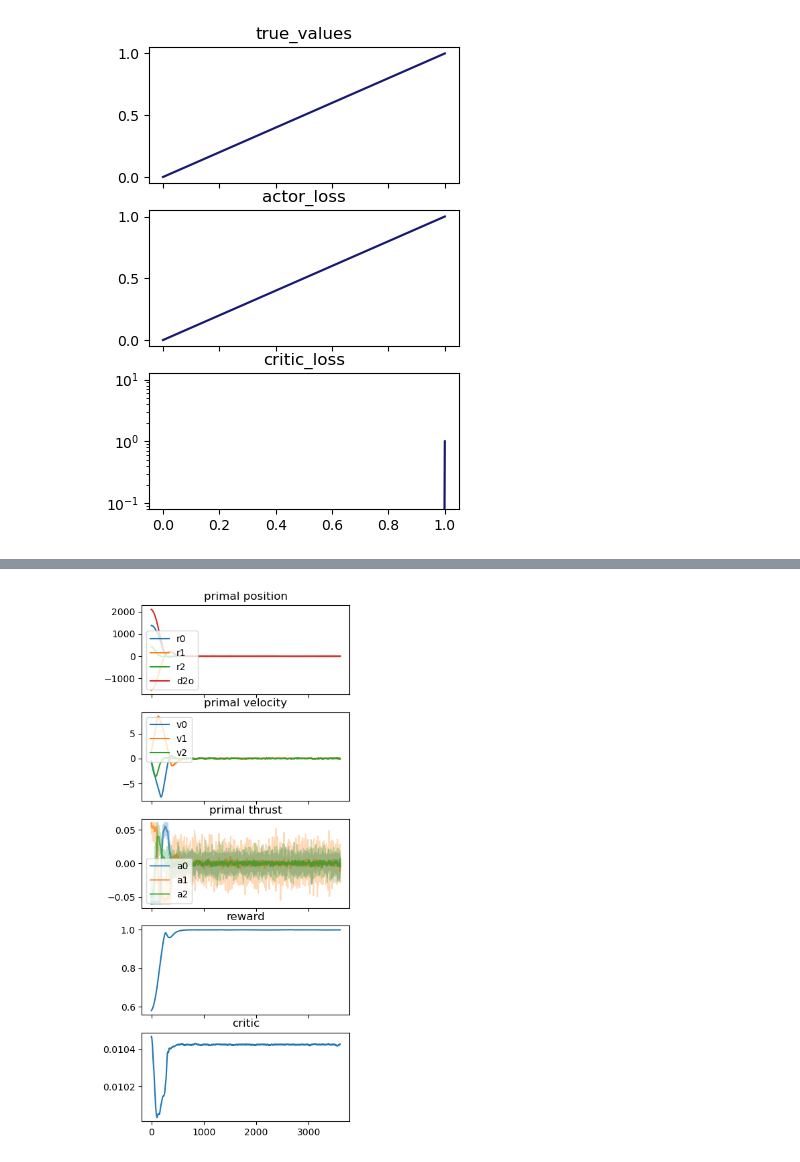
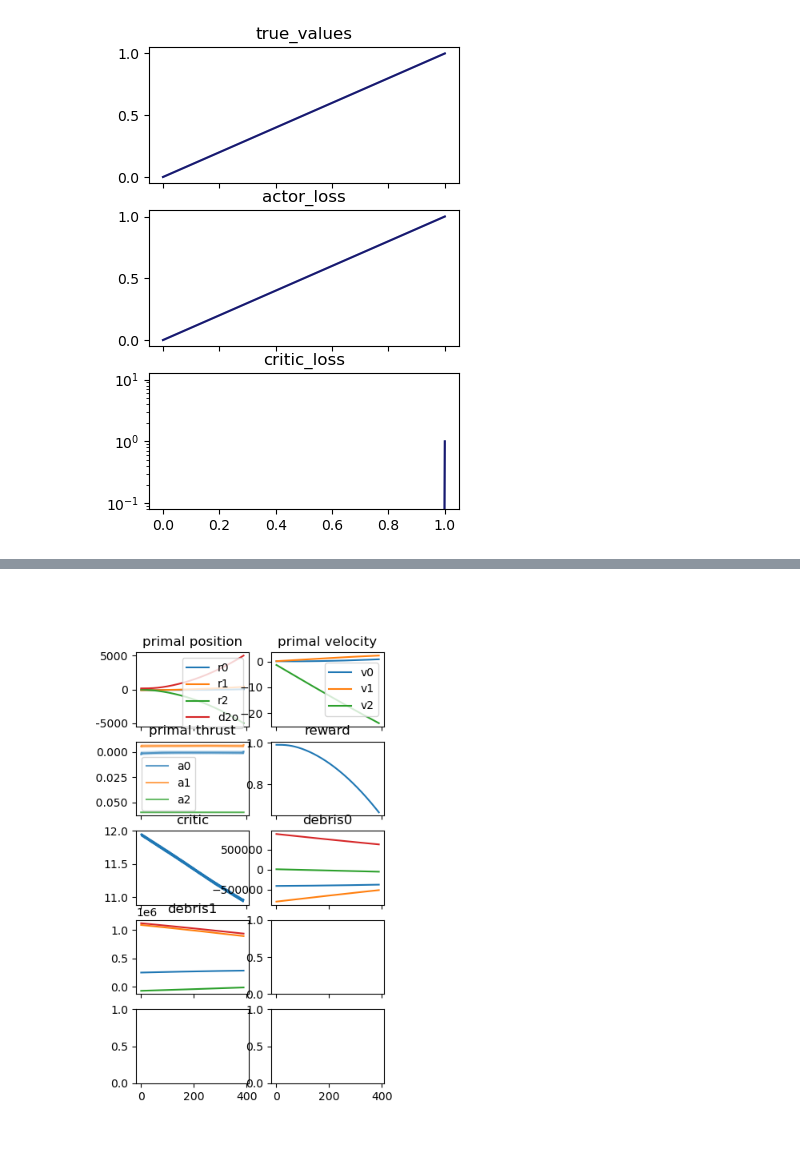
Before and after one commit to liziyao99/multi-debris-avoidance, a Jupyter notebook: test.ipynb, the cells around one changed output, grey strips where cells are left out. Saved outputs shown, nothing was run; the diff lists cells and outputs as text; code cells hidden in the pictures.

Commit message:
`seqOpt` now works! New propagator `CWDebrisPropagator`.

```diff
--- a/test.ipynb
+++ b/test.ipynb
@@ -2,37 +2,27 @@
 from trainer.trainer import treeTrainer
 from agent.agent import normalDistAgent
 from env.env import treeEnvB
-from env.propagatorB import motionSystemB, CWPropagatorB
+import env.propagatorB as pB
 
 import torch
 import numpy as np
 import matplotlib.pyplot as plt
 
-space_dim = 3
-state_dim = space_dim*2
-A0 = np.eye(state_dim)
-A0 += np.hstack((np.zeros((state_dim,space_dim)),
-                 np.vstack((np.eye(space_dim),np.zeros((space_dim,space_dim))))
-                ))
-A1 = np.eye(state_dim) + np.random.uniform(low=-0.1, high=0.1, size=(state_dim, state_dim))
-A2 = A0 + np.random.uniform(low=-0.1, high=0.1, size=(state_dim, state_dim))
-
-max_dist=10.
-
-# propB = motionSystemB(A0, max_dist=max_dist, device="cuda")
-propB = CWPropagatorB(device="cuda")
+# propB = pB.CWPropagatorB(device="cuda")
+propB = pB.CWDebrisPropagatorB(device="cuda", n_debris=2)
 
 pop = 512
 max_gen = 3600
 action_bound = 6e-2
 env = treeEnvB.from_propagator(propB, population=pop, max_gen=max_gen, device="cuda")
 agent = normalDistAgent(obs_dim=propB.obs_dim, action_dim=propB.action_dim,
-    actor_hiddens=[512]*8, critic_hiddens=[512]*8,
+    actor_hiddens=[512]*4, critic_hiddens=[512]*4,
     action_lower_bound=-action_bound, action_upper_bound=action_bound,
     actor_lr=1E-5, critic_lr=5E-4)
 T = treeTrainer(env, agent, gamma=0.99)
-
 # T.agent.load("../model/check_point9.ptd")
 # %% [output]
 [figure]
+# %%
+T.agent.load("../model/seq.ptd")
 # %%
@@ -58,9 +52,10 @@ _ = dataPlot.from_log("../model/log.npz")
 # %%
 from plotting.analyze import *
+%matplotlib widget
 _, d = T.test(decide_mode="determined", t_max=.01, g_max=3)
-fig, _ = historyFile(d, T.agent, stage=T.testEnv.stage)
+fig, _ = historyFile(d, T.agent, stage=T.testEnv.stage, n_debris=T.propagator.N.n_debris)
 # %% [output]
-[figure, old version]
+[figure, new version]
 # %%
 from plotting.analyze import *
 bound = 1
```
Also changed, not shown: parts of 8 cells of this notebook, 12 other files.
